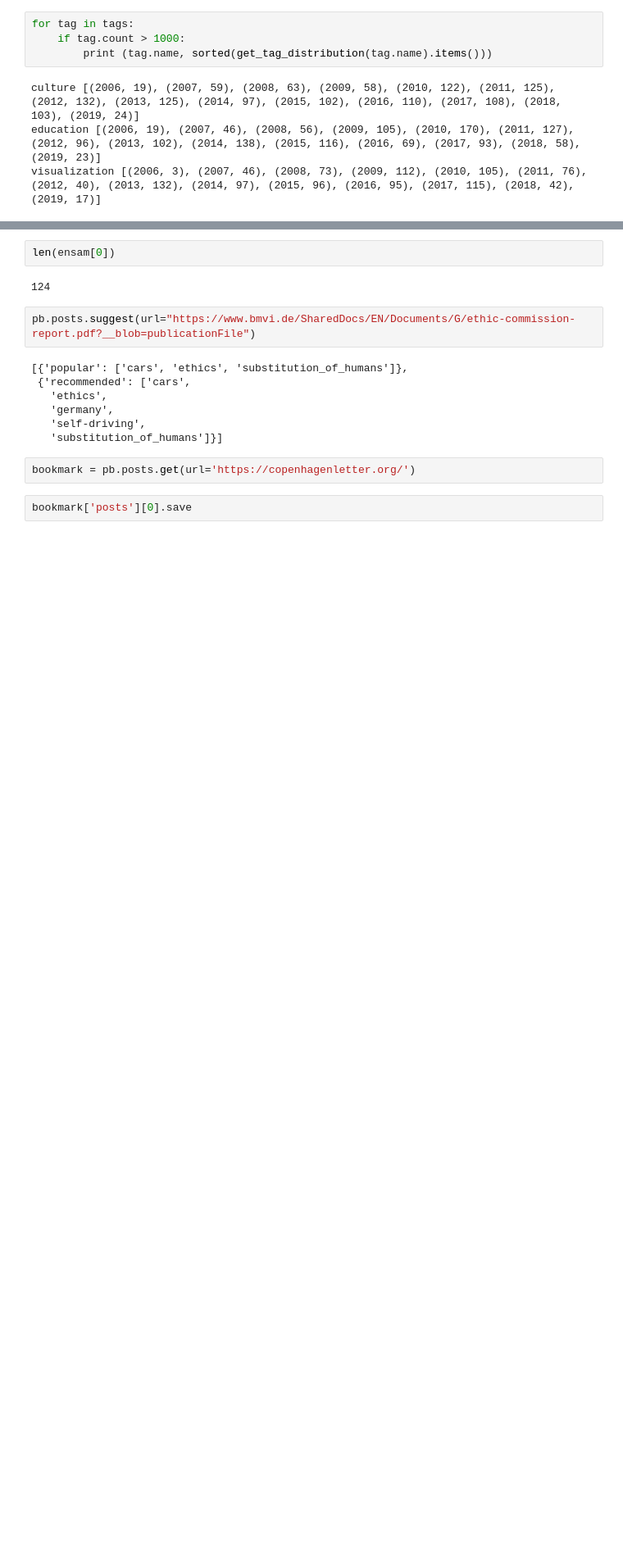
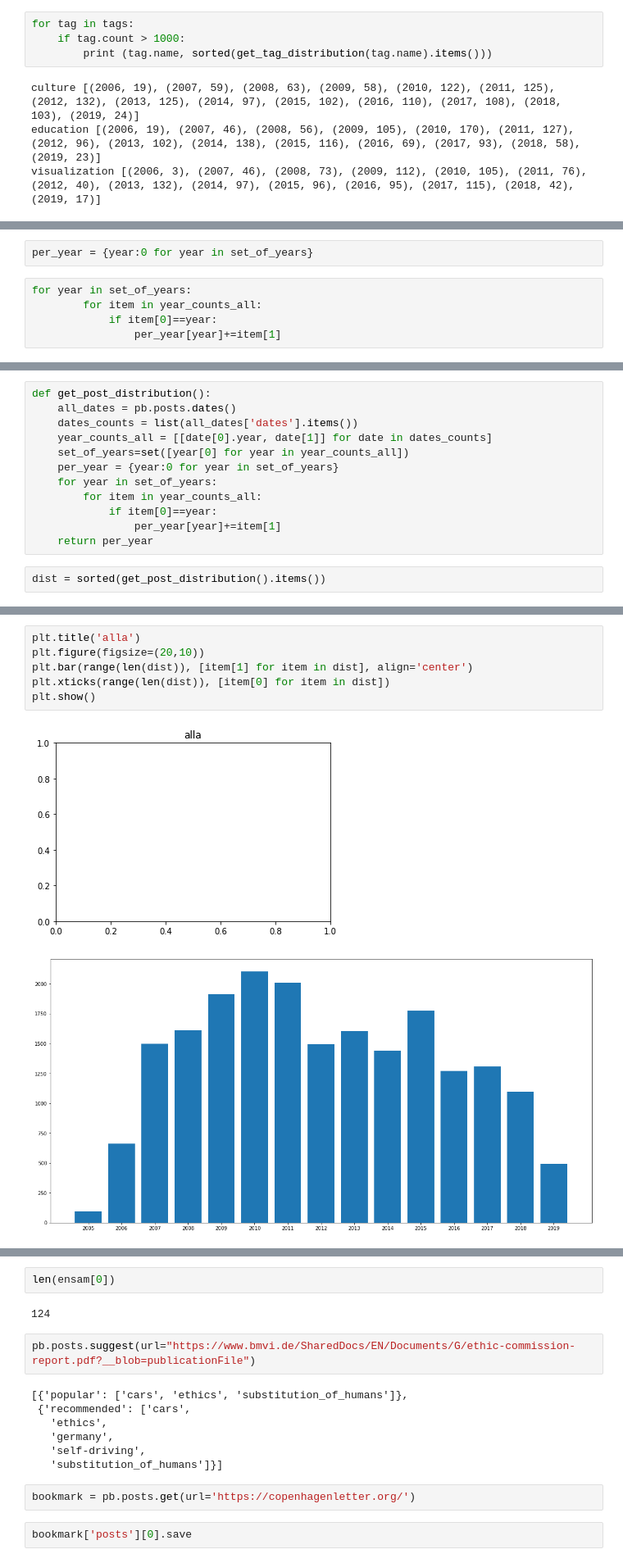
Before and after one commit to infontology/pinboard, a Jupyter notebook: pinboard.ipynb, the cells around one changed output, grey strips where cells are left out. Shown at 82% size. Saved outputs shown, nothing was run; the diff lists cells and outputs as text; blank space fills up the shorter version.

```diff
--- a/pinboard.ipynb
+++ b/pinboard.ipynb
@@ -272,0 +309,7 @@ sorted(l)
+# %%
+per_year = {year:0 for year in set_of_years}
+# %%
+for year in set_of_years:
+        for item in year_counts_all:
+            if item[0]==year:
+                per_year[year]+=item[1]
@@ -272,0 +338,14 @@ sorted(l)
+# %%
+def get_post_distribution():
+    all_dates = pb.posts.dates()
+    dates_counts = list(all_dates['dates'].items())
+    year_counts_all = [[date[0].year, date[1]] for date in dates_counts]
+    set_of_years=set([year[0] for year in year_counts_all])
+    per_year = {year:0 for year in set_of_years}
+    for year in set_of_years:
+        for item in year_counts_all:
+            if item[0]==year:
+                per_year[year]+=item[1]
+    return per_year
+# %%
+dist = sorted(get_post_distribution().items())
@@ -272,0 +370,9 @@ sorted(l)
+# %%
+plt.title('alla')
+plt.figure(figsize=(20,10))
+plt.bar(range(len(dist)), [item[1] for item in dist], align='center')
+plt.xticks(range(len(dist)), [item[0] for item in dist])
+plt.show()
+# %% [output]
+[figure, added]
+[figure, added]
```
Also changed, not shown: parts of 18 cells of this notebook.
